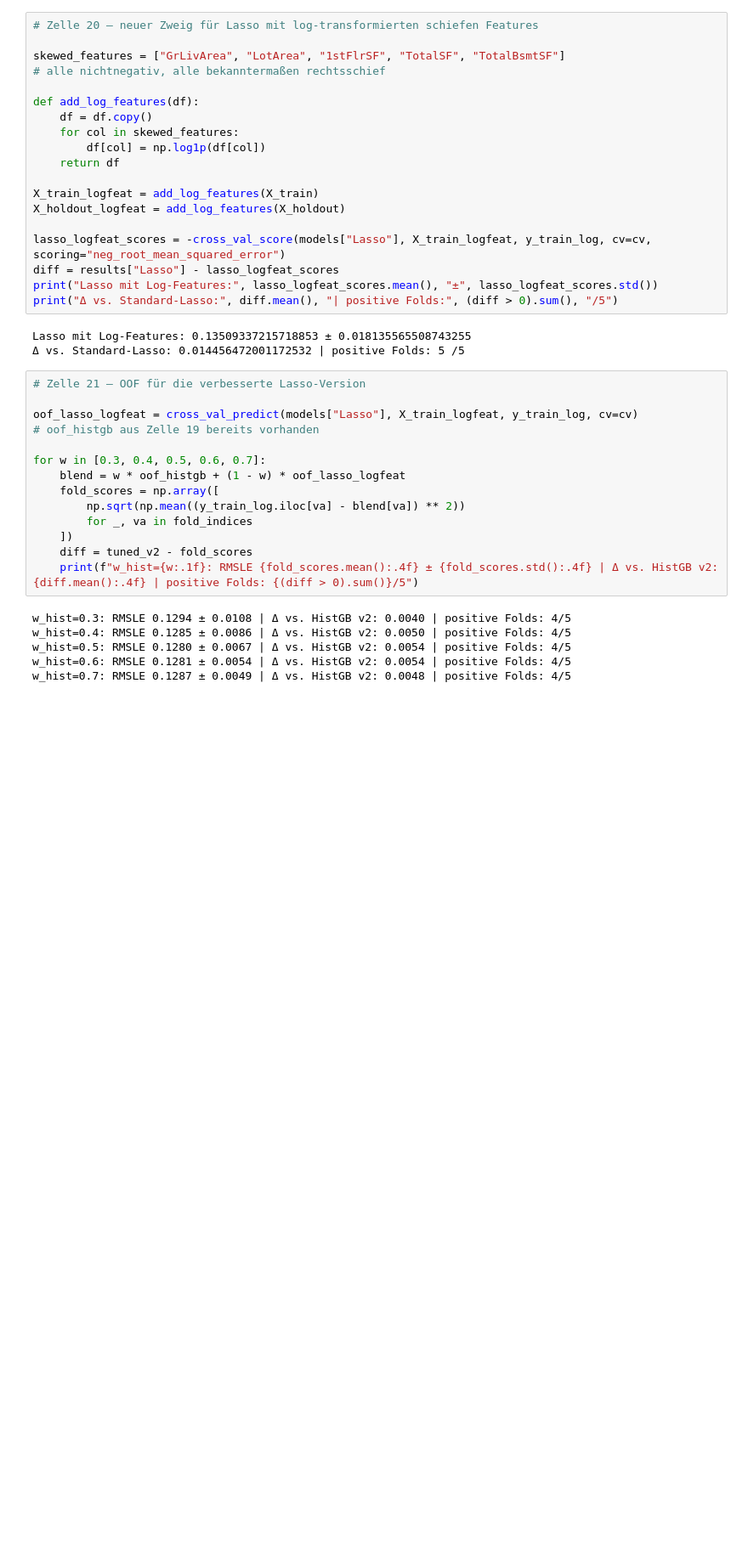
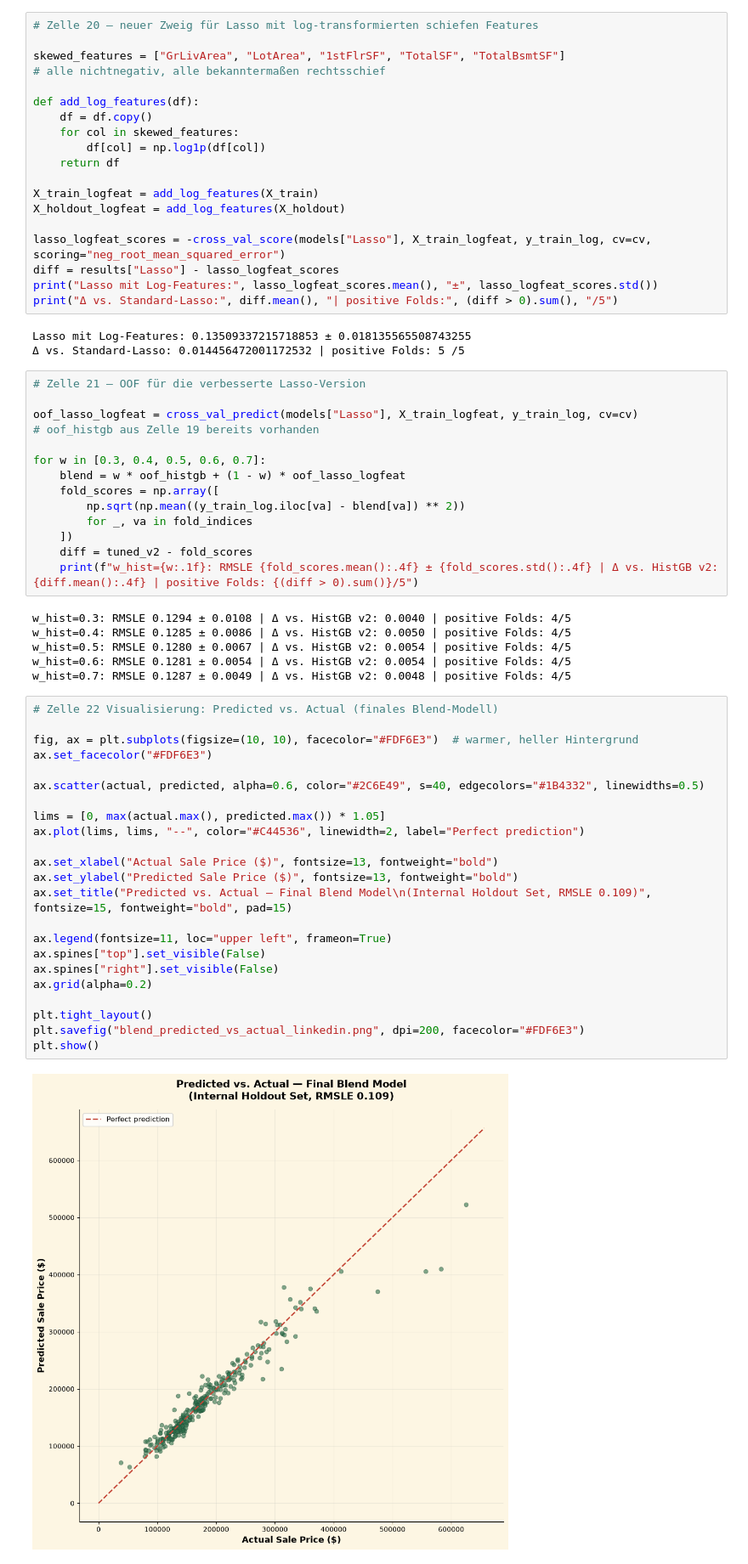
Before and after one commit to andreas-politzer/ames-housing-regression-kaggle, a Jupyter notebook: 02_model_comparison_and_tuning.ipynb, the cells around one changed output. Shown at 85% size. Saved outputs shown, nothing was run; the diff lists cells and outputs as text; blank space fills up the shorter version.

```diff
--- a/02_model_comparison_and_tuning.ipynb
+++ b/02_model_comparison_and_tuning.ipynb
@@ -414,3 +415,28 @@ w_hist=0.4: RMSLE 0.1285 ± 0.0086 | Δ vs. HistGB v2: 0.0050 | positive Folds:
 w_hist=0.5: RMSLE 0.1280 ± 0.0067 | Δ vs. HistGB v2: 0.0054 | positive Folds: 4/5
 w_hist=0.6: RMSLE 0.1281 ± 0.0054 | Δ vs. HistGB v2: 0.0054 | positive Folds: 4/5
 w_hist=0.7: RMSLE 0.1287 ± 0.0049 | Δ vs. HistGB v2: 0.0048 | positive Folds: 4/5
+# %%
+# Zelle 22 Visualisierung: Predicted vs. Actual (finales Blend-Modell)
+
+fig, ax = plt.subplots(figsize=(10, 10), facecolor="#FDF6E3")  # warmer, heller Hintergrund
+ax.set_facecolor("#FDF6E3")
+
+ax.scatter(actual, predicted, alpha=0.6, color="#2C6E49", s=40, edgecolors="#1B4332", linewidths=0.5)
+
+lims = [0, max(actual.max(), predicted.max()) * 1.05]
+ax.plot(lims, lims, "--", color="#C44536", linewidth=2, label="Perfect prediction")
+
+ax.set_xlabel("Actual Sale Price ($)", fontsize=13, fontweight="bold")
+ax.set_ylabel("Predicted Sale Price ($)", fontsize=13, fontweight="bold")
+ax.set_title("Predicted vs. Actual — Final Blend Model\n(Internal Holdout Set, RMSLE 0.109)", fontsize=15, fontweight="bold", pad=15)
+
+ax.legend(fontsize=11, loc="upper left", frameon=True)
+ax.spines["top"].set_visible(False)
+ax.spines["right"].set_visible(False)
+ax.grid(alpha=0.2)
+
+plt.tight_layout()
+plt.savefig("blend_predicted_vs_actual_linkedin.png", dpi=200, facecolor="#FDF6E3")
+plt.show()
+# %% [output]
+[figure, added]
```
Also changed, not shown: parts of 1 cell of this notebook, 2 other files.
